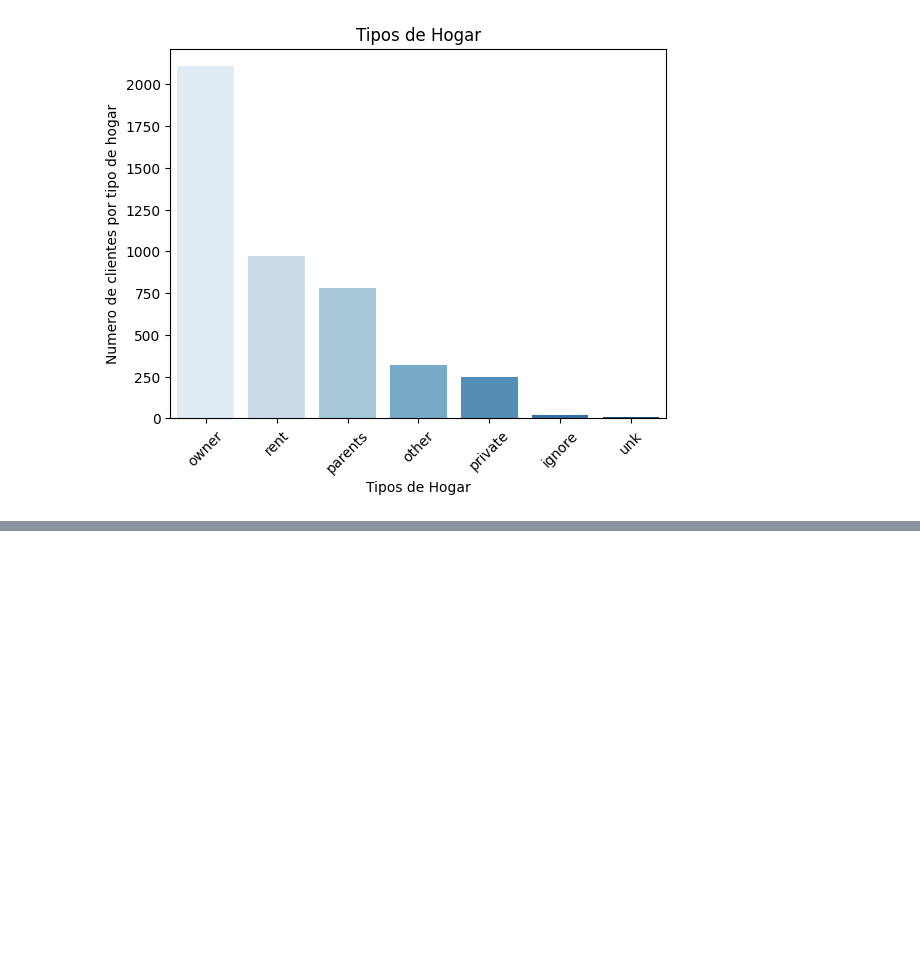
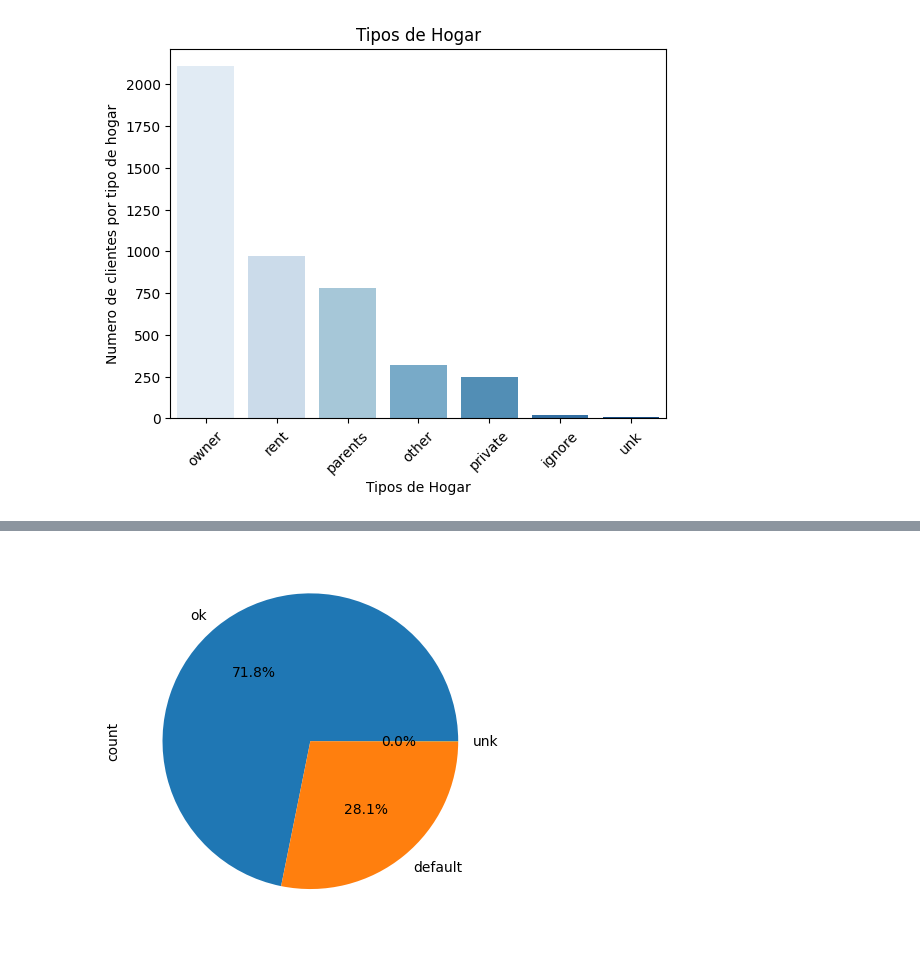
Before and after one commit to Juan1Barajas/Caso-Practico-Bedu-Python, a Jupyter notebook: Trabajo Final.ipynb, the cells around one changed output, grey strips where cells are left out. Cells and saved outputs as stored; diff of their text form; code cells hidden in the pictures; blank space fills up the shorter version.

```diff
--- a/Trabajo Final.ipynb
+++ b/Trabajo Final.ipynb
@@ -223,0 +258,8 @@ Passing `palette` without assigning `hue` is deprecated and will be removed in v
+# %%
+status.plot(
+    kind='pie',
+    autopct='%1.1f%%'
+)
+plt.show()
+# %% [output]
+[figure, added]
```
Also changed, not shown: parts of 3 cells of this notebook, 3 other files.
